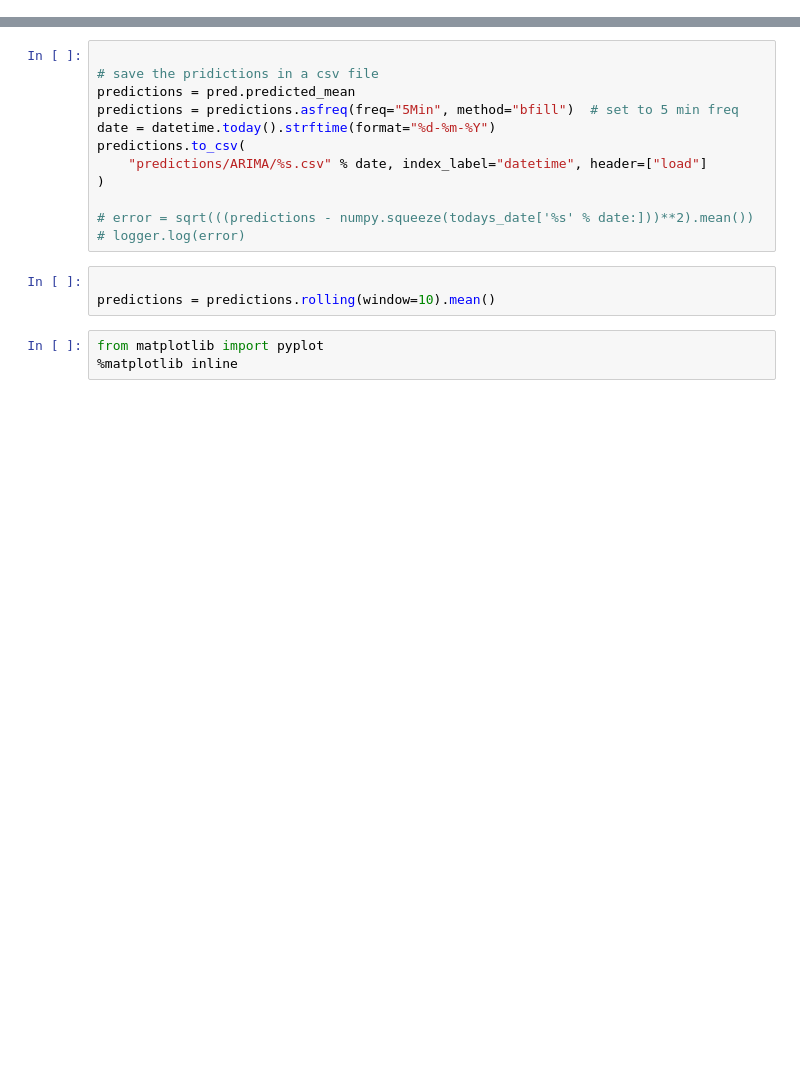
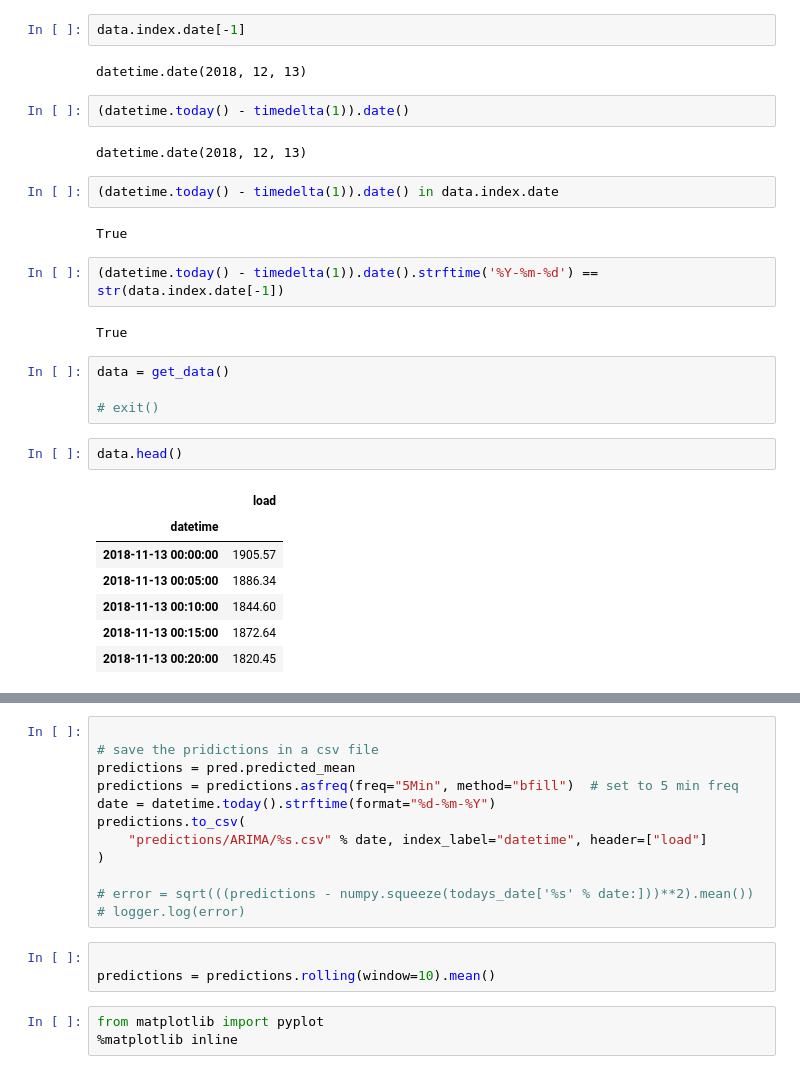
Before and after one commit to pyaf/load_forecasting, a Jupyter notebook: models/test.ipynb, the cells around one changed output, grey strips where cells are left out. Drawn from its saved outputs; the diff is of its cells as text; blank space fills up the shorter version.

```diff
--- a/models/test.ipynb
+++ b/models/test.ipynb
@@ -130,0 +95,30 @@ Clipping data from 29/10/2018
+# %%
+data.index.date[-1]
+# %% [output]
+datetime.date(2018, 12, 13)
+# %%
+(datetime.today() - timedelta(1)).date()
+# %% [output]
+datetime.date(2018, 12, 13)
+# %%
+(datetime.today() - timedelta(1)).date() in data.index.date
+# %% [output]
+True
+# %%
+(datetime.today() - timedelta(1)).date().strftime('%Y-%m-%d') == str(data.index.date[-1])
+# %% [output]
+True
+# %%
+data = get_data()
+
+# exit()
+# %%
+data.head()
+# %% [output]
+|  | load |
+| datetime |  |
+| 2018-11-13 00:00:00 | 1905.57 |
+| 2018-11-13 00:05:00 | 1886.34 |
+| 2018-11-13 00:10:00 | 1844.60 |
+| 2018-11-13 00:15:00 | 1872.64 |
+| 2018-11-13 00:20:00 | 1820.45 |
```
Also changed, not shown: parts of 18 cells of this notebook, 3 other files.
